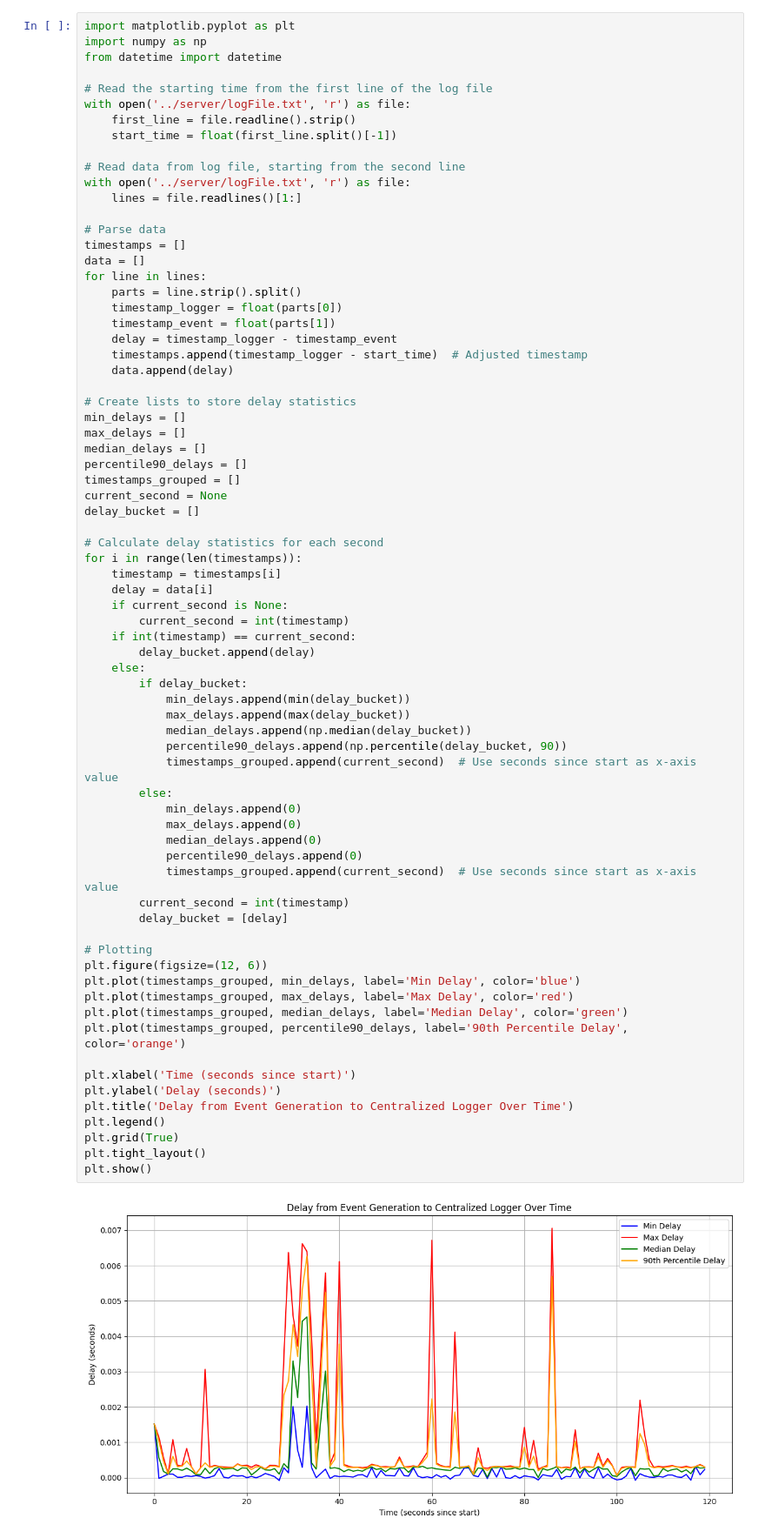
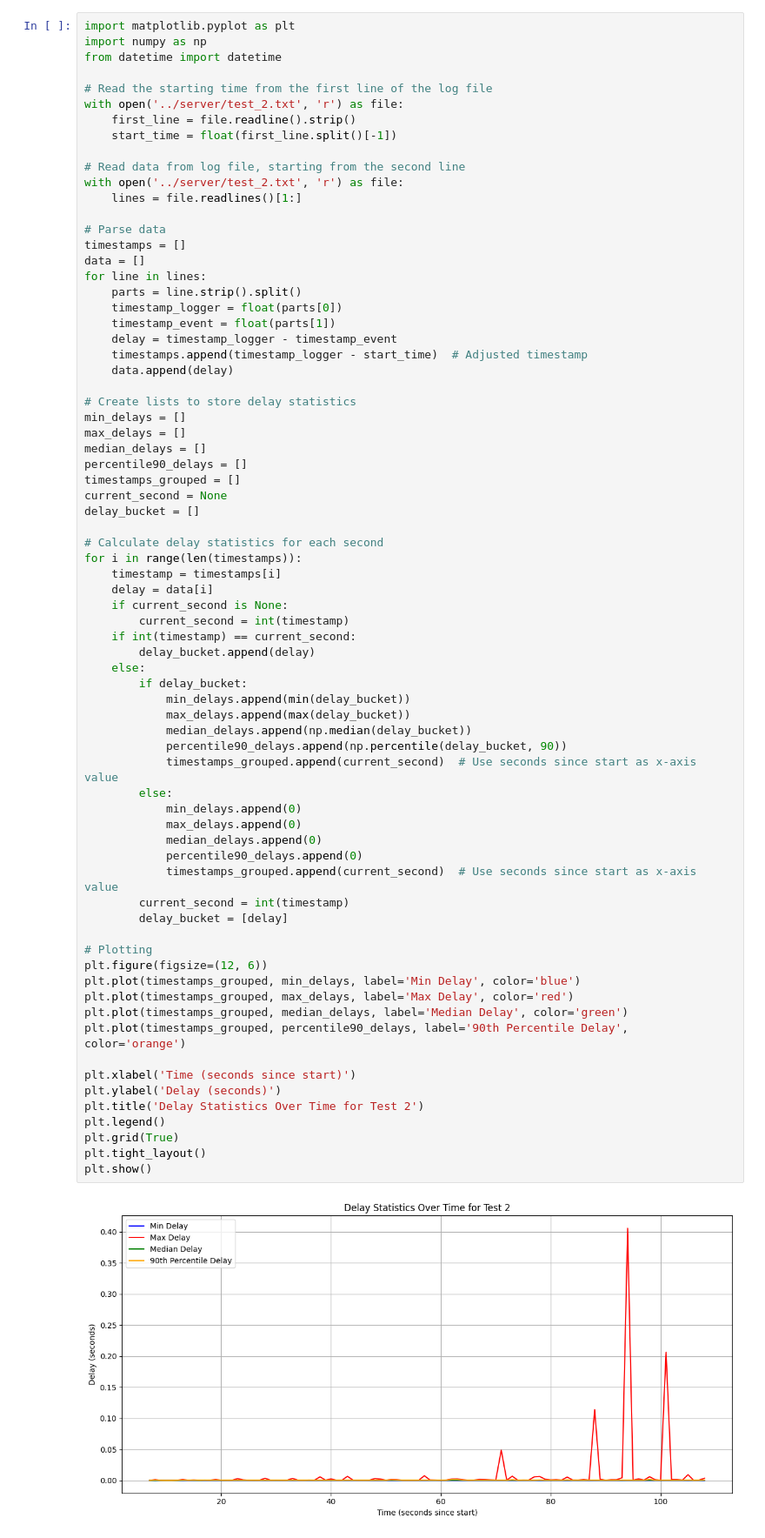
Before and after one commit to alihusain01/event-logging, a Jupyter notebook: analytics/delay.ipynb, the cells around one changed output. Shown: that part at 87% size. Saved outputs shown, nothing was run; the diff lists cells and outputs as text.

Commit message:
generated bandwidth and delay graphs for both tests

```diff
--- a/analytics/delay.ipynb
+++ b/analytics/delay.ipynb
@@ -4,12 +4,12 @@ import numpy as np
 from datetime import datetime
 
 # Read the starting time from the first line of the log file
-with open('../server/logFile.txt', 'r') as file:
+with open('../server/test_2.txt', 'r') as file:
     first_line = file.readline().strip()
     start_time = float(first_line.split()[-1])
 
 # Read data from log file, starting from the second line
-with open('../server/logFile.txt', 'r') as file:
+with open('../server/test_2.txt', 'r') as file:
     lines = file.readlines()[1:]
 
 # Parse data
@@ -43,32 +43,32 @@ for i in range(len(timestamps)):
     else:
         if delay_bucket:
             min_delays.append(min(delay_bucket))
             max_delays.append(max(delay_bucket))
             median_delays.append(np.median(delay_bucket))
             percentile90_delays.append(np.percentile(delay_bucket, 90))
             timestamps_grouped.append(current_second)  # Use seconds since start as x-axis value
         else:
             min_delays.append(0)
             max_delays.append(0)
             median_delays.append(0)
             percentile90_delays.append(0)
             timestamps_grouped.append(current_second)  # Use seconds since start as x-axis value
         current_second = int(timestamp)
         delay_bucket = [delay]
 
 # Plotting
 plt.figure(figsize=(12, 6))
 plt.plot(timestamps_grouped, min_delays, label='Min Delay', color='blue')
 plt.plot(timestamps_grouped, max_delays, label='Max Delay', color='red')
 plt.plot(timestamps_grouped, median_delays, label='Median Delay', color='green')
 plt.plot(timestamps_grouped, percentile90_delays, label='90th Percentile Delay', color='orange')
 
 plt.xlabel('Time (seconds since start)')
 plt.ylabel('Delay (seconds)')
-plt.title('Delay from Event Generation to Centralized Logger Over Time')
+plt.title('Delay Statistics Over Time for Test 2')
 plt.legend()
 plt.grid(True)
 plt.tight_layout()
 plt.show()
 # %% [output]
-[figure, old version]
+[figure, new version]
```
Also changed, not shown: 7 other files.
